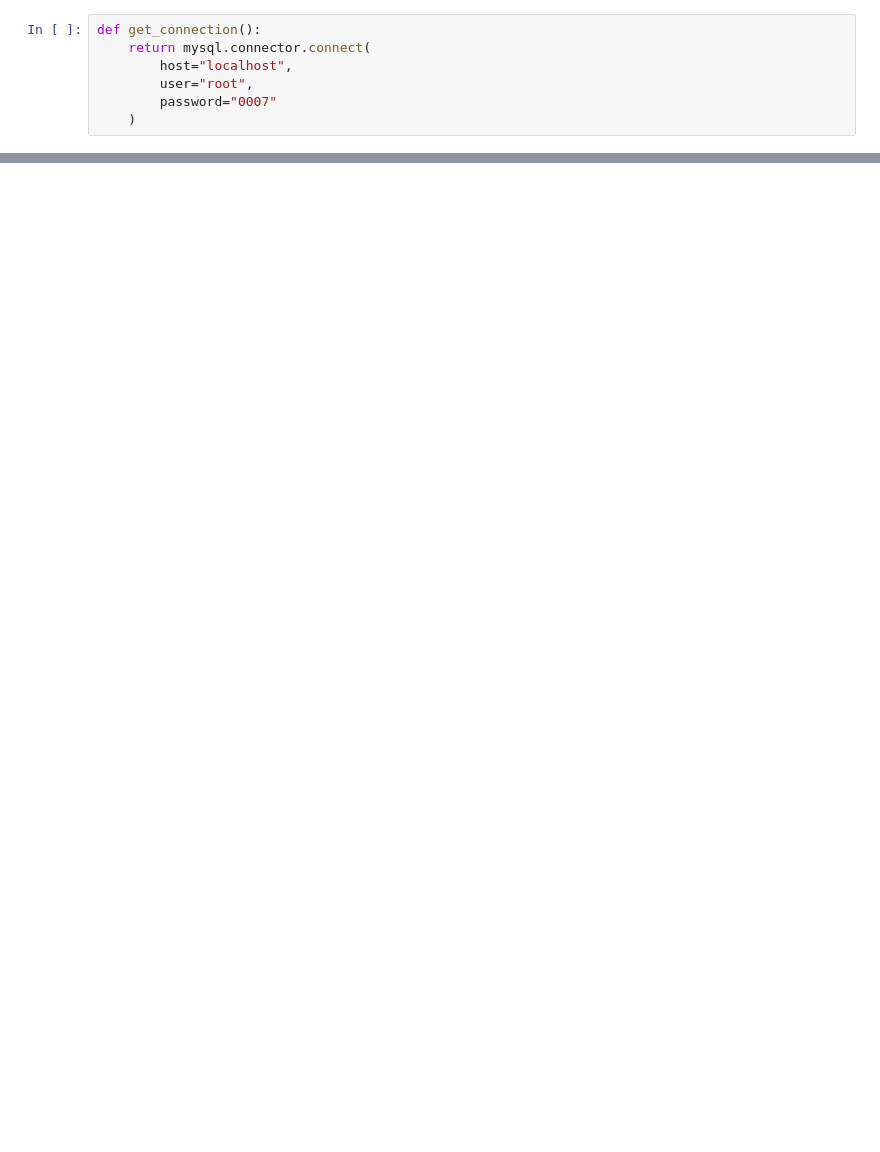
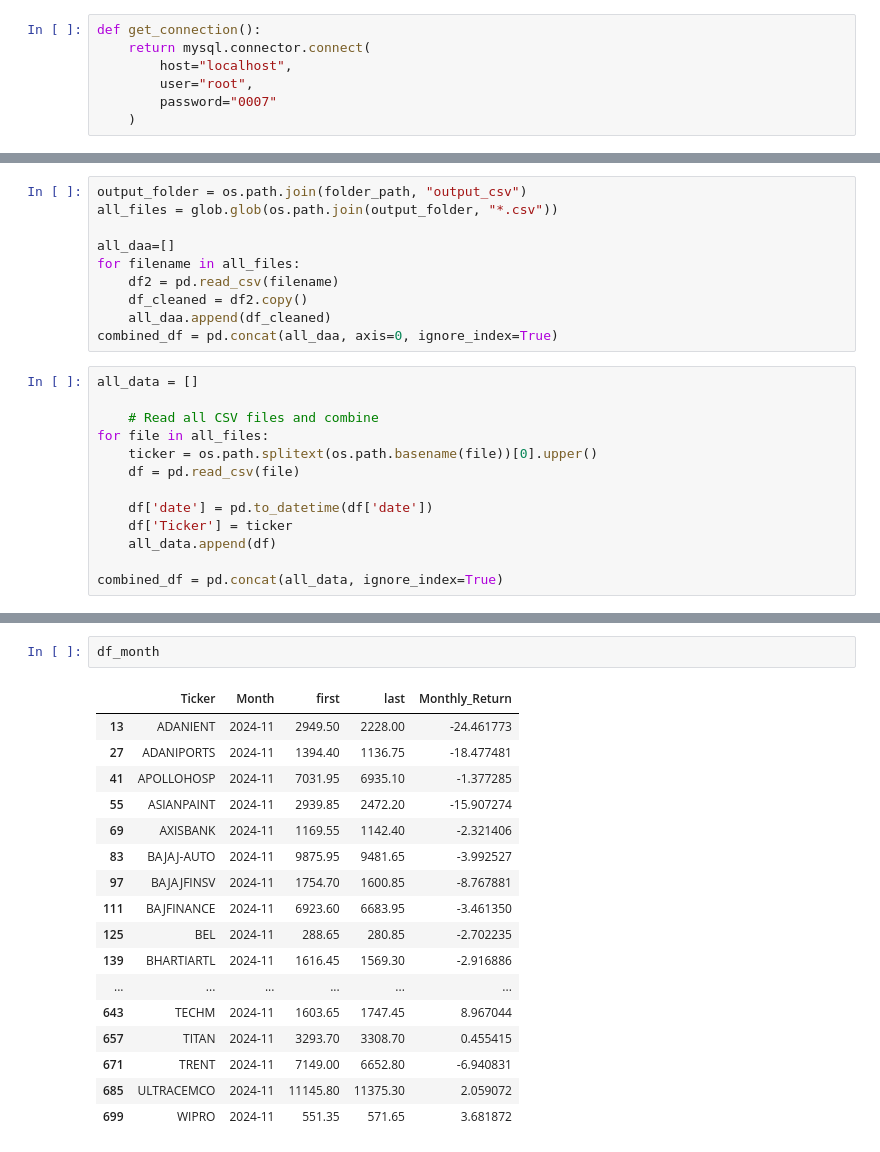
Before and after one commit to sarank-21/Data-Driven-Stock-Analysis, a Jupyter notebook: jupter.ipynb, the cells around one changed output, grey strips where cells are left out. Saved outputs shown, nothing was run; the diff lists cells and outputs as text; blank space fills up the shorter version.

```diff
--- a/jupter.ipynb
+++ b/jupter.ipynb
@@ -173,0 +551,23 @@ Saved: D:\PROJECT_2\Data-Driven-Stock-Analysis\data\output_csv\BAJAJ-AUTO.csv
+# %%
+output_folder = os.path.join(folder_path, "output_csv")
+all_files = glob.glob(os.path.join(output_folder, "*.csv"))
+
+all_daa=[]
+for filename in all_files:
+    df2 = pd.read_csv(filename)
+    df_cleaned = df2.copy()
+    all_daa.append(df_cleaned)
+combined_df = pd.concat(all_daa, axis=0, ignore_index=True)
+# %%
+all_data = []
+
+    # Read all CSV files and combine
+for file in all_files:
+    ticker = os.path.splitext(os.path.basename(file))[0].upper()
+    df = pd.read_csv(file)
+
+    df['date'] = pd.to_datetime(df['date'])
+    df['Ticker'] = ticker
+    all_data.append(df)
+
+combined_df = pd.concat(all_data, ignore_index=True)
@@ -173,0 +658,20 @@ Saved: D:\PROJECT_2\Data-Driven-Stock-Analysis\data\output_csv\BAJAJ-AUTO.csv
+# %%
+df_month
+# %% [output]
+|  | Ticker | Month | first | last | Monthly_Return |
+| 13 | ADANIENT | 2024-11 | 2949.50 | 2228.00 | -24.461773 |
+| 27 | ADANIPORTS | 2024-11 | 1394.40 | 1136.75 | -18.477481 |
+| 41 | APOLLOHOSP | 2024-11 | 7031.95 | 6935.10 | -1.377285 |
+| 55 | ASIANPAINT | 2024-11 | 2939.85 | 2472.20 | -15.907274 |
+| 69 | AXISBANK | 2024-11 | 1169.55 | 1142.40 | -2.321406 |
+| 83 | BAJAJ-AUTO | 2024-11 | 9875.95 | 9481.65 | -3.992527 |
+| 97 | BAJAJFINSV | 2024-11 | 1754.70 | 1600.85 | -8.767881 |
+| 111 | BAJFINANCE | 2024-11 | 6923.60 | 6683.95 | -3.461350 |
+| 125 | BEL | 2024-11 | 288.65 | 280.85 | -2.702235 |
+| 139 | BHARTIARTL | 2024-11 | 1616.45 | 1569.30 | -2.916886 |
+| ... | ... | ... | ... | ... | ... |
+| 643 | TECHM | 2024-11 | 1603.65 | 1747.45 | 8.967044 |
+| 657 | TITAN | 2024-11 | 3293.70 | 3308.70 | 0.455415 |
+| 671 | TRENT | 2024-11 | 7149.00 | 6652.80 | -6.940831 |
+| 685 | ULTRACEMCO | 2024-11 | 11145.80 | 11375.30 | 2.059072 |
+| 699 | WIPRO | 2024-11 | 551.35 | 571.65 | 3.681872 |
```
Also changed, not shown: parts of 25 cells of this notebook, 54 other files.
